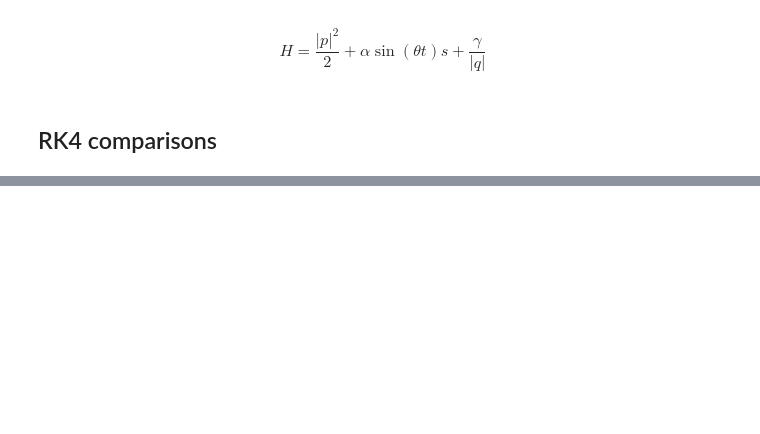
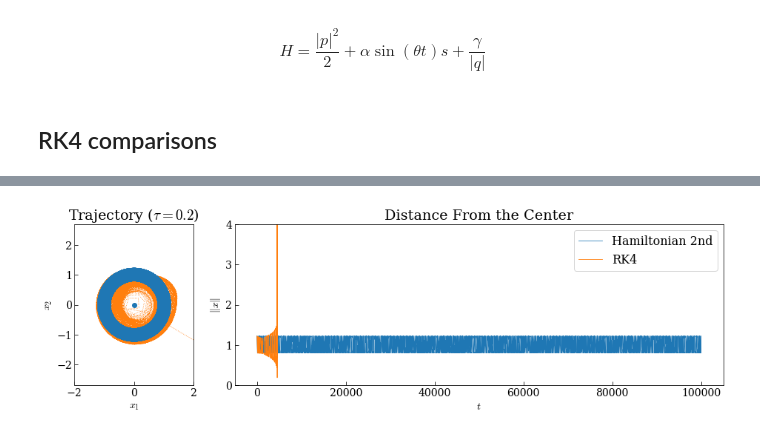
Before and after one commit to mseri/gsi2021, a Jupyter notebook: The Time-Perturbed Kepler model.ipynb, the cells around one changed output, grey strips where cells are left out. Cells and saved outputs as stored; diff of their text form; code cells hidden in the pictures; blank space fills up the shorter version.

```diff
--- a/The Time-Perturbed Kepler model.ipynb
+++ b/The Time-Perturbed Kepler model.ipynb
@@ -179,34 +181,36 @@ for (p0, q0) in [init]:
 
     axo.set_aspect('equal', adjustable='box')
 
     axo.set_xlim(-2, 2)
     axo.set_ylim(-2.7, 2.7)
 
     axo.set_xlabel("$x_1$")
     axo.set_ylabel("$x_2$")
 
     #axo.legend(loc='lower left')
 
     axe = fig.add_subplot(gs[0,1:])
     axe.set_title("Distance From the Center")
 
     axe.plot(tspan,
              dc,
              linewidth=0.8, label="Hamiltonian 2nd")
 
     axe.plot(tspan,
              drk,
              linewidth=0.8, label="RK4")
 
     axe.set_ylim(0, 4)
     axe.legend(loc='upper right')
 
     axe.set_xlabel("$t$")
-    axe.set_xlabel("$\|x\|$")
+    axe.set_ylabel("$\|x\|$")
 
     fig.savefig(f"TPK02.pdf", bbox_inches='tight')
 
     fig.show()
+# %% [output]
+[figure, added]
 # %%
 tpk = TimePerturbedKepler(-0.01, np.pi, -1)
 dt = 0.5
```
Also changed, not shown: parts of 4 cells of this notebook, 7 other files.
